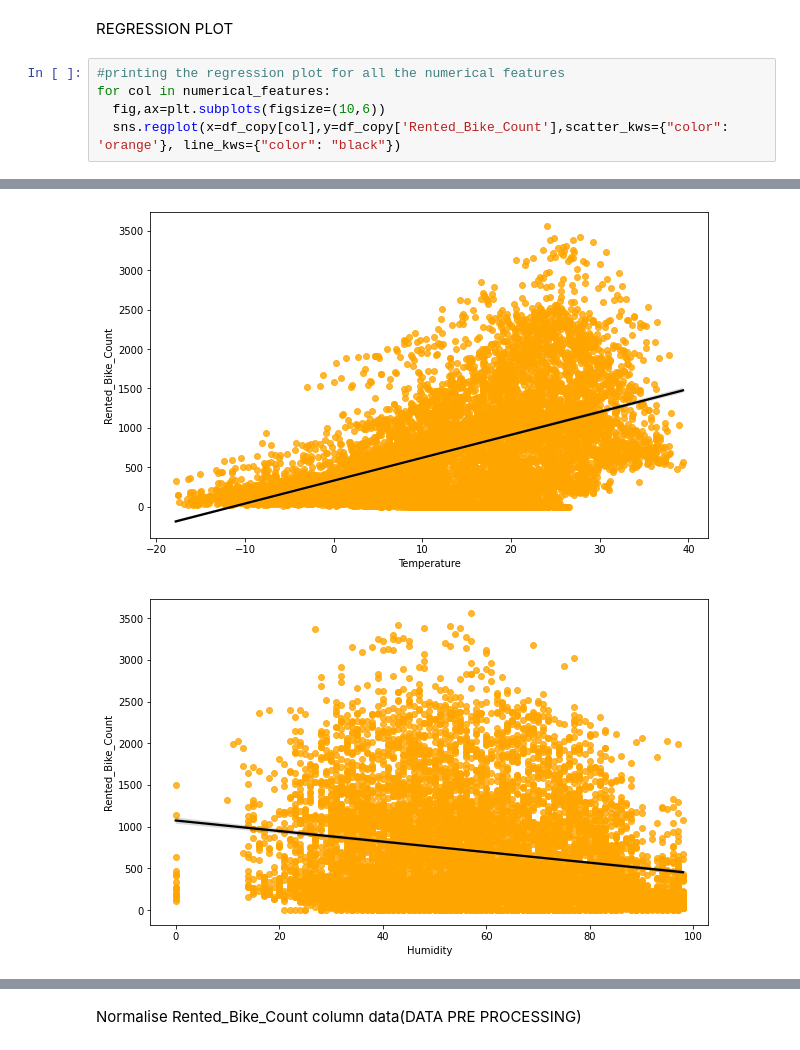
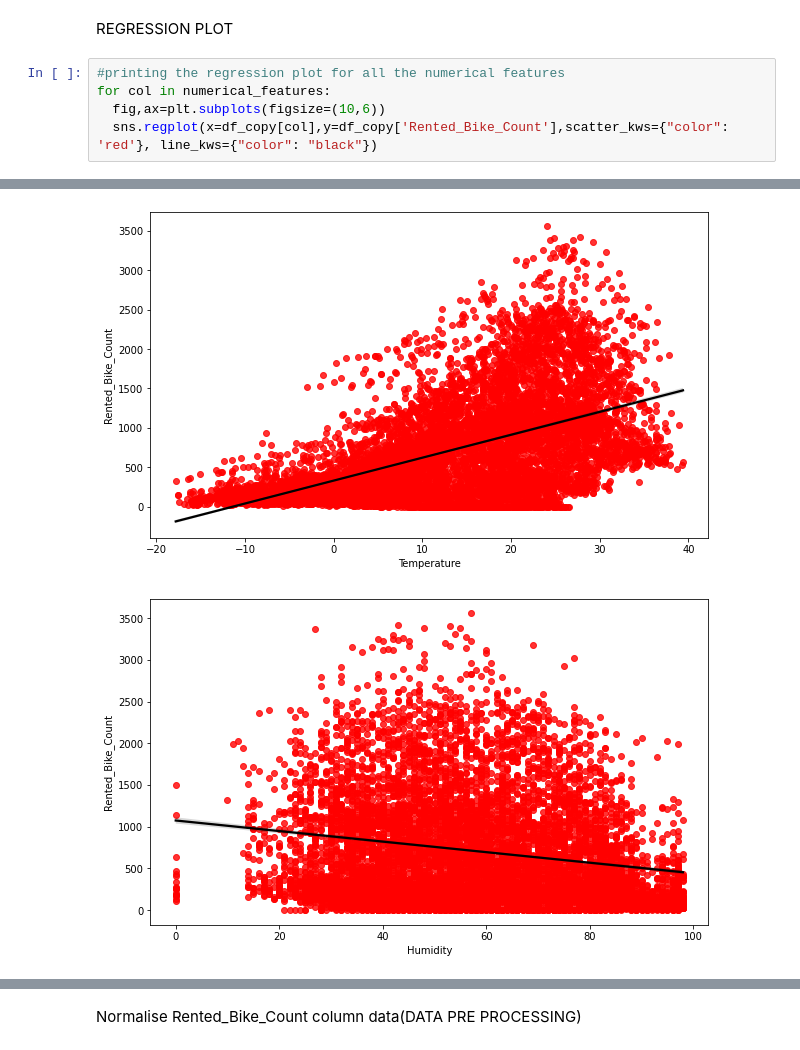
Before and after one commit to Anas182000/BIKE-SHARING-DEMAND-PREDICTION, a Jupyter notebook: Copy_of_Bike_Sharing_Demand_Prediction_Capstone_Project.ipynb, the cells around one changed output, grey strips where cells are left out. Saved outputs shown, nothing was run; the diff lists cells and outputs as text.

```diff
--- a/Copy_of_Bike_Sharing_Demand_Prediction_Capstone_Project.ipynb
+++ b/Copy_of_Bike_Sharing_Demand_Prediction_Capstone_Project.ipynb
@@ -371,9 +364,9 @@ REGRESSION PLOT
 # %%
 #printing the regression plot for all the numerical features
 for col in numerical_features:
   fig,ax=plt.subplots(figsize=(10,6))
-  sns.regplot(x=df_copy[col],y=df_copy['Rented_Bike_Count'],scatter_kws={"color": 'orange'}, line_kws={"color": "black"})
+  sns.regplot(x=df_copy[col],y=df_copy['Rented_Bike_Count'],scatter_kws={"color": 'red'}, line_kws={"color": "black"})
 # %% [output]
 [figure]
-[figure, old version]
+[figure, new version]
-[figure, old version]
+[figure, new version]
```
Also changed, not shown: parts of 12 cells of this notebook.
